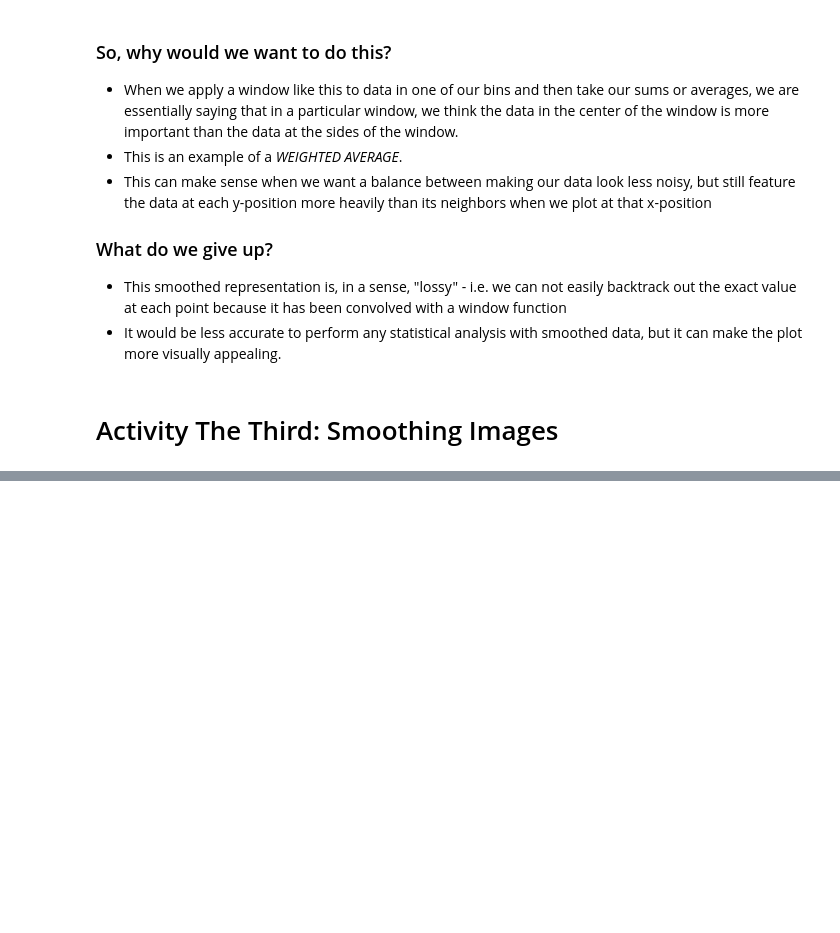
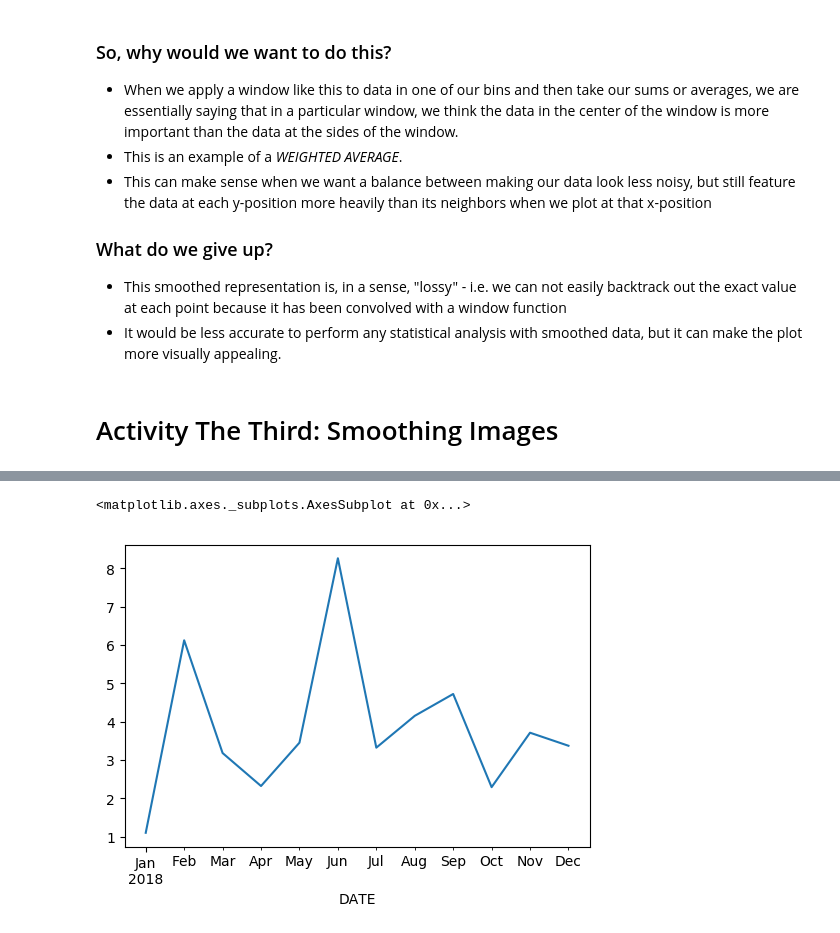
Before and after one commit to UIUC-iSchool-DataViz/spring2019online, a Jupyter notebook: week04/_notes_class04.ipynb, the cells around one changed output, grey strips where cells are left out. Cells and saved outputs as stored; diff of their text form; code cells hidden in the pictures; blank space fills up the shorter version.

```diff
--- a/week04/_notes_class04.ipynb
+++ b/week04/_notes_class04.ipynb
@@ -316,0 +370,5 @@ plt.plot(x,y*np.hamming(npoints),'o')
+# %%
+precp.resample('1M').sum().plot()
+# %% [output]
+<matplotlib.axes._subplots.AxesSubplot at 0x...>
+[figure, added]
```
Also changed, not shown: parts of 6 cells of this notebook, 1 other file.
